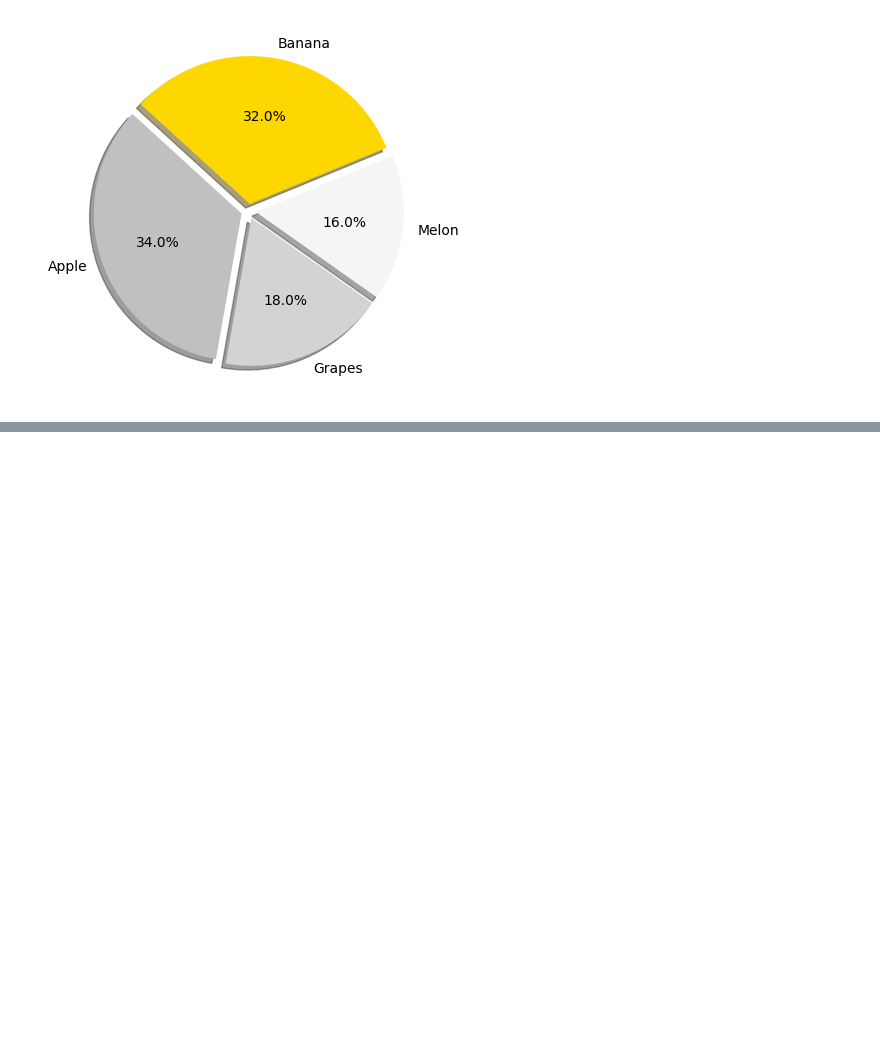
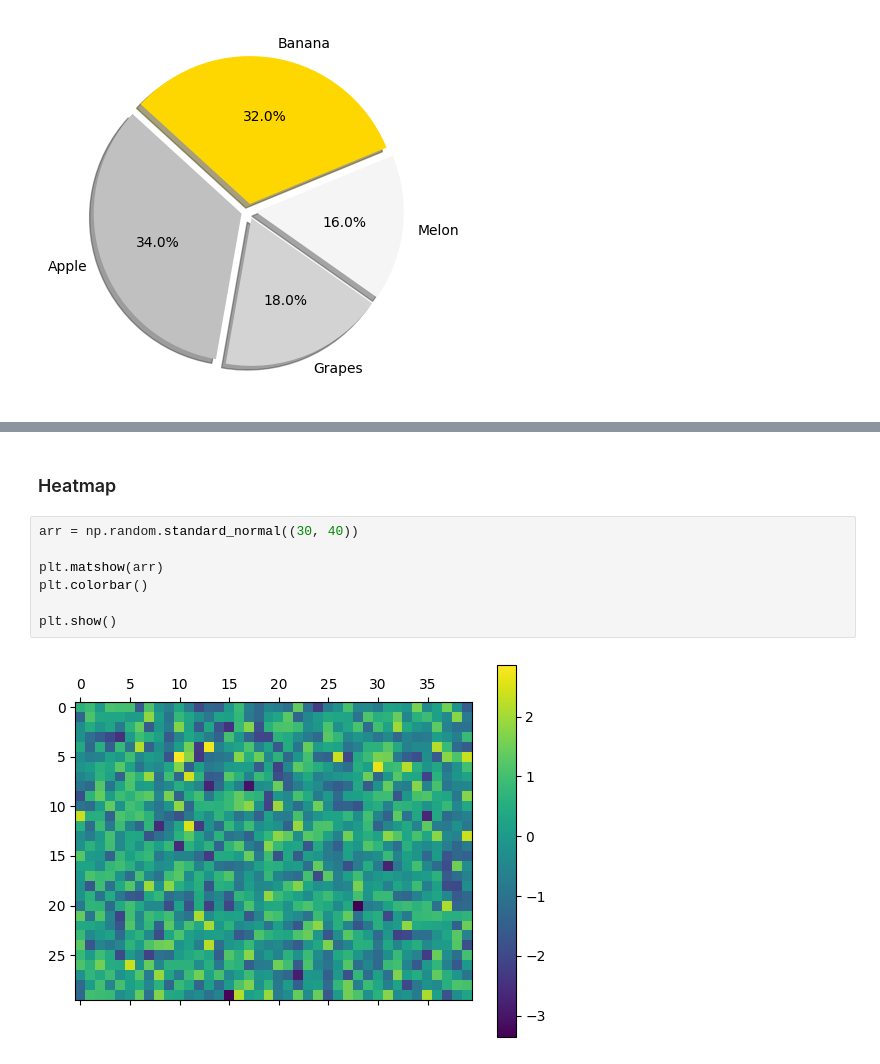
Before and after one commit to knachinen/ai_beginner, a Jupyter notebook: python/matplotlib.ipynb, the cells around one changed output, grey strips where cells are left out. Drawn from its saved outputs; the diff is of its cells as text; blank space fills up the shorter version.

```diff
--- a/python/matplotlib.ipynb
+++ b/python/matplotlib.ipynb
@@ -857,0 +891,11 @@ colors = ['#ff9999', '#ffc000', '#8fd9b6', '#d395']
+# %% [markdown]
+### Heatmap
+# %%
+arr = np.random.standard_normal((30, 40))
+
+plt.matshow(arr)
+plt.colorbar()
+
+plt.show()
+# %% [output]
+[figure, added]
```
Also changed, not shown: parts of 9 cells of this notebook.
